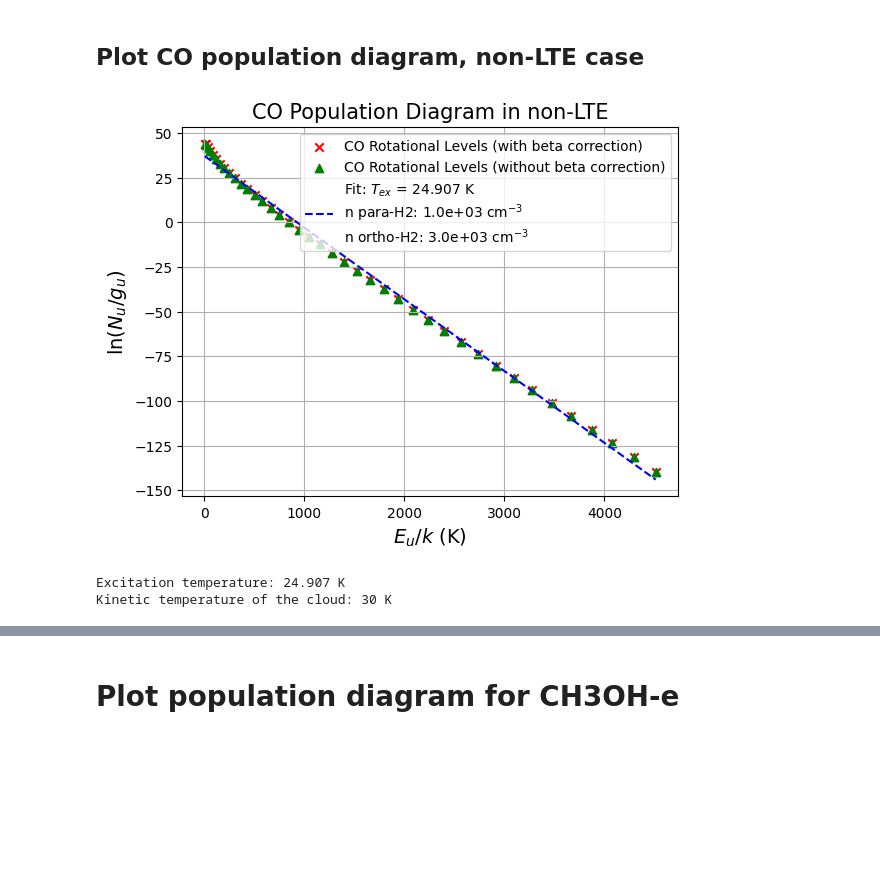
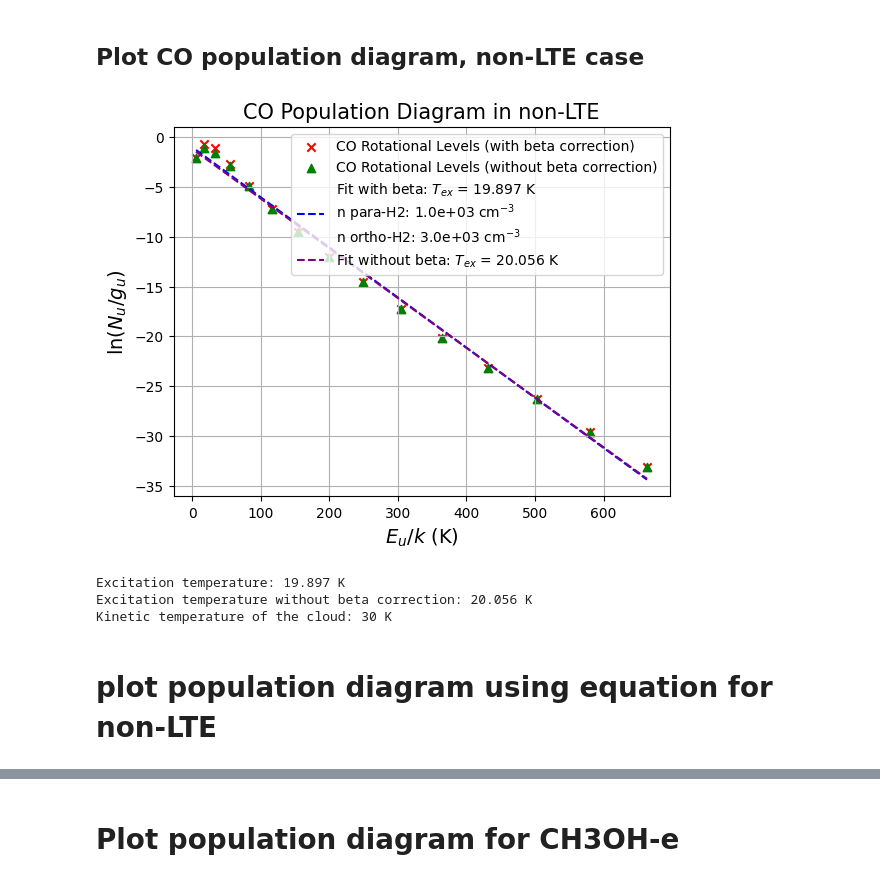
Before and after one commit to aleksej-rodano/phas0052_project, a Jupyter notebook: pythonradex_clean.ipynb, the cells around one changed output, grey strips where cells are left out. Drawn from its saved outputs; the diff is of its cells as text; code cells hidden in the pictures; blank space fills up the shorter version.

Commit message:
mcmc + radex draft 1, pythonradex with new tau equation

```diff
--- a/pythonradex_clean.ipynb
+++ b/pythonradex_clean.ipynb
@@ -341,7 +332,4 @@ dict_keys(['levels', 'radiative transitions', 'collisional transitions', 'quantu
 # %%
-# get the values from the cloud object
-TexCo, tauCo, AulCo, BulCo, nu0_arrayCo, EuCo, gCO = extract_values(cloud, data_co)
-
 # compute the flux from the cloud
 distance_observer = 100 * constants.parsec  # distance between the observer and the cloud in m
 source_radius = 10 * constants.au  # radius of the source in m
@@ -349,6 +337,8 @@ source_radius = 10 * constants.au  # radius of the source in m
 source_solid_angle = source_radius**2 * np.pi / distance_observer**2
 
 fluxCo = cloud.fluxes_of_individual_transitions(transitions=None, solid_angle=source_solid_angle)
+# get the flux of the first NUM_TRANSITIONS transitions
+fluxCo = fluxCo[:NUM_TRANSITIONS]
 # %%
 # plot the spectrum with individual fluxes
 plt.stem(nu0_arrayCo / constants.giga, fluxCo, basefmt=" ", markerfmt=" ")
@@ -794,0 +873,13 @@ Are tau_nu0_individual_transitions function and tau_nu function the same? True
+# %%
+# get the values from the non-LtE cloud object and the data file
+TexCo_nonLTE, tauCo_nonLTE, _, _, _, _, _, gammaCo_nonLTE, tau_manualCo_nonLTE, _, NuCo_nonLTE, NlCo_nonLTE = (
+    extract_and_calculate(cloud, data_co, N, width_v, Tkin)
+)
+
+# Slice all the arrays to get only the first NUM_TRANSITIONS transitions
+TexCo_nonLTE = TexCo_nonLTE[:NUM_TRANSITIONS]
+tauCo_nonLTE = tauCo_nonLTE[:NUM_TRANSITIONS]
+gammaCo_nonLTE = gammaCo_nonLTE[:NUM_TRANSITIONS]
+tau_manualCo_nonLTE = tau_manualCo_nonLTE[:NUM_TRANSITIONS]
+NuCo_nonLTE = NuCo_nonLTE[:NUM_TRANSITIONS]
+NlCo_nonLTE = NlCo_nonLTE[:NUM_TRANSITIONS]
@@ -822,52 +920,74 @@ plt.show()
 # %% [markdown]
 ## Plot CO population diagram, non-LTE case
 # %%
+# Define the number of transitions
+num_transitions = 15
+
 # calculate escape probability for each transition
-beta_nonLTE = (1 - np.exp(-tau_co_nonLTE)) / tau_co_nonLTE
+beta_nonLTE = (1 - np.exp(-tauCo_nonLTE)) / tauCo_nonLTE
 
 # create a mask for tau_co_nonLTE values greater than 0.1, returns a boolean array
-mask_tau = tau_co_nonLTE > 0.1
+mask_tau = tauCo_nonLTE > 0.1
 
 # initialize y_values_nonLTE with the values without beta correction
-y_values_nonLTE = np.log(Nu_co_nonLTE / gCO)
+y_values_nonLTE = np.log(tauCo_nonLTE / gCO)
 
 # apply beta correction only for values where tau_co_nonLTE > 0.1
-y_values_nonLTE[mask_tau] = np.log(Nu_co_nonLTE[mask_tau] / (gCO[mask_tau] * beta_nonLTE[mask_tau]))
+y_values_nonLTE[mask_tau] = np.log(tauCo_nonLTE[mask_tau] / (gCO[mask_tau] * beta_nonLTE[mask_tau]))
 
 # plot population diagram
 fig, ax = plt.subplots()
 plt.scatter(EuCo, y_values_nonLTE, marker="x", color="red", label="CO Rotational Levels (with beta correction)")
 plt.scatter(
-    EuCo, np.log(Nu_co_nonLTE / gCO), marker="^", color="green", label="CO Rotational Levels (without beta correction)"
+    EuCo, np.log(tauCo_nonLTE / gCO), marker="^", color="green", label="CO Rotational Levels (without beta correction)"
 )
 plt.xlabel(r"$E_u/k$ (K)", fontsize=14)
 plt.ylabel(r"$\ln(N_u/ g_u)$", fontsize=14)
 plt.title("CO Population Diagram in non-LTE", fontsize=15)
 
-# Fit a straight line to estimate T_ex
+# Fit a straight line to estimate T_ex with beta correction
 fit = np.polyfit(EuCo, y_values_nonLTE, 1)  # Linear fit
 T_ex_nonLTE = -1 / fit[0]  # Rotational temperature from slope
 
-# Plot the best-fit line
+# Fit a straight line to estimate T_ex without beta correction
+fit_no_beta = np.polyfit(EuCo, np.log(tauCo_nonLTE / gCO), 1)  # Linear fit
+T_ex_nonLTE_no_beta = -1 / fit_no_beta[0]  # Rotational temperature from slope
+
+# Plot the best-fit line with beta correction
 x_fit = np.linspace(min(EuCo), max(EuCo), 100)
 y_fit = fit[0] * x_fit + fit[1]
 plt.plot(
     x_fit,
     y_fit,
     linestyle="--",
     color="blue",
     label=(
-        f"Fit: $T_{{ex}}$ = {T_ex_nonLTE:.5g} K\nn para-H2: {para_h2_density_nonLTE:.1e} cm$^{{-3}}$\nn ortho-H2: {ortho_h2_density_nonLTE:.1e} cm$^{{-3}}$"
+        f"Fit with beta: $T_{{ex}}$ = {T_ex_nonLTE:.5g} K\nn para-H2: {para_h2_density_nonLTE:.1e} cm$^{{-3}}$\nn ortho-H2: {ortho_h2_density_nonLTE:.1e} cm$^{{-3}}$"
     ),
 )
+
+# Plot the best-fit line without beta correction
+y_fit_no_beta = fit_no_beta[0] * x_fit + fit_no_beta[1]
+plt.plot(
+    x_fit,
+    y_fit_no_beta,
+    linestyle="--",
+    color="purple",
+    label=(f"Fit without beta: $T_{{ex}}$ = {T_ex_nonLTE_no_beta:.5g} K"),
+)
+
 plt.legend()
 ax.grid()
 plt.show()
 # %% [output]
-[figure, old version]
+[figure, new version]
 # %%
 print(f"Excitation temperature: {T_ex_nonLTE:.5g} K")
+print(f"Excitation temperature without beta correction: {T_ex_nonLTE_no_beta:.5g} K")
 print(f"Kinetic temperature of the cloud: {Tkin} K")  # kinetic temperature in K)
 # %% [output]
-Excitation temperature: 24.907 K
+Excitation temperature: 19.897 K
+Excitation temperature without beta correction: 20.056 K
 Kinetic temperature of the cloud: 30 K
+# %% [markdown]
+# plot population diagram using equation for non-LTE
```
Also changed, not shown: parts of 45 cells of this notebook, 1 other file.
